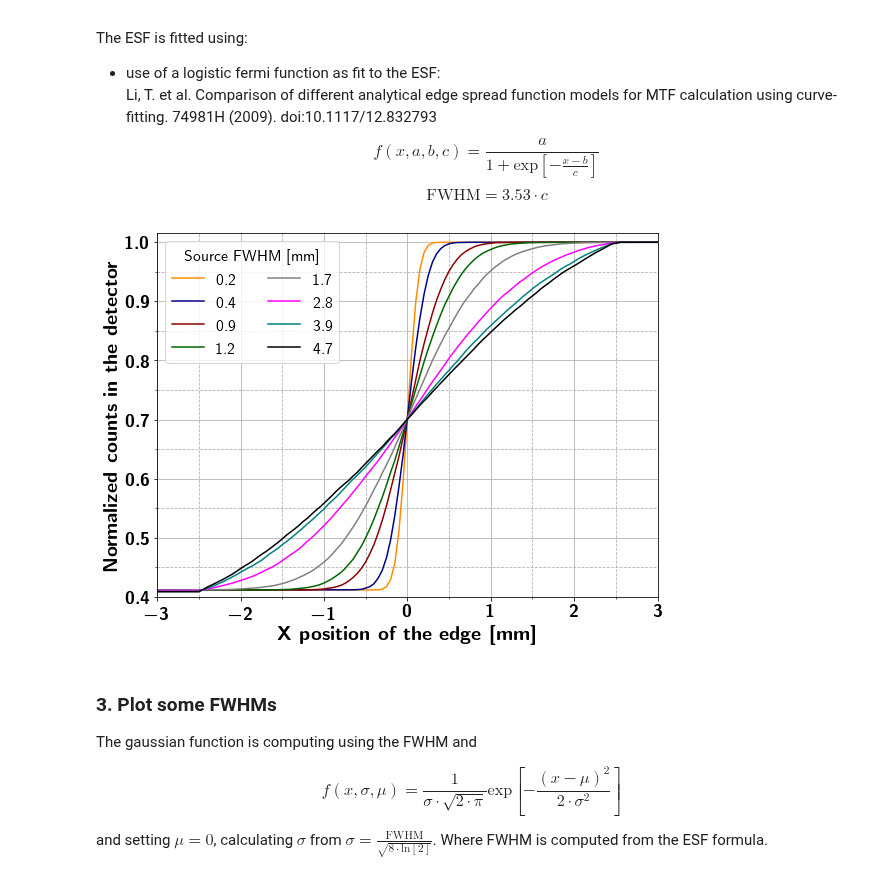
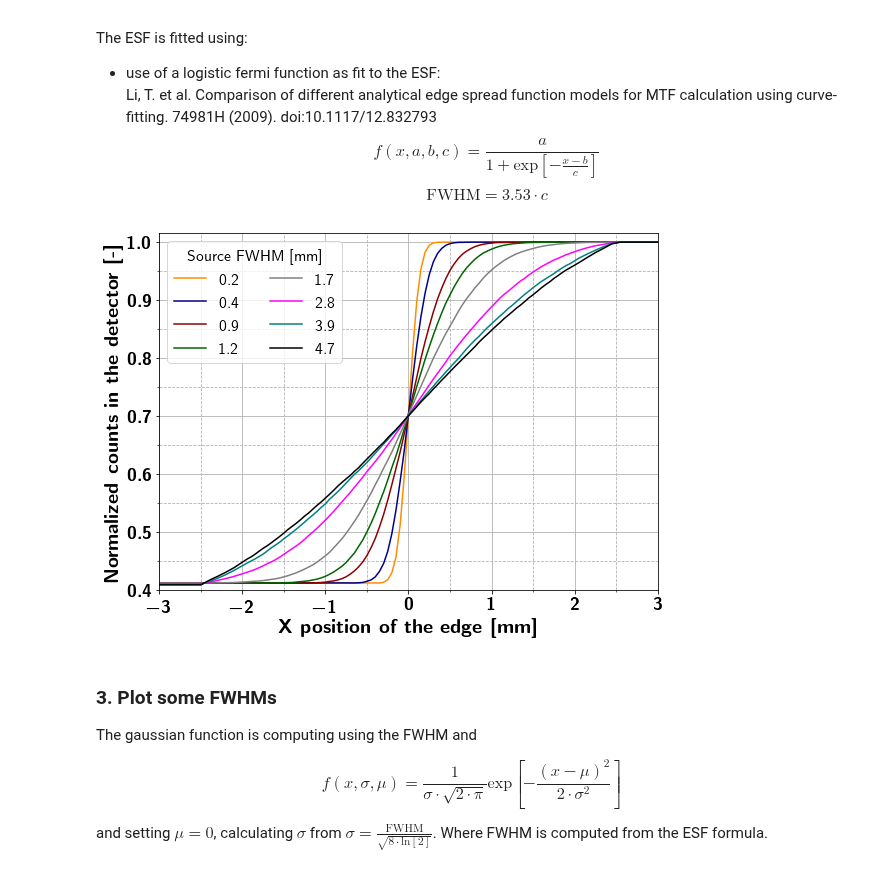
Before and after one commit to kromerh/phd_python, a Jupyter notebook: 04_emitting_spot_size/03.Lookup_table_simulation_MCNP6.ipynb, the cells around one changed output. Cells and saved outputs as stored; diff of their text form; code cells hidden in the pictures.

```diff
--- a/04_emitting_spot_size/03.Lookup_table_simulation_MCNP6.ipynb
+++ b/04_emitting_spot_size/03.Lookup_table_simulation_MCNP6.ipynb
@@ -133,35 +133,35 @@ for idx, color in zip(ids, colors):
     # plot
     X = df['x_pos'].values
     y = df['counts_normalized'].values
     plt.plot(X,y, color=color, label=f'{diameter/2:.1f}')
 
 plt.xlabel(r'\textbf{X position of the edge [mm]}', fontsize=fs)
-plt.ylabel(r'\textbf{Normalized counts in the detector}', fontsize=fs)
+plt.ylabel(r'\textbf{Normalized counts in the detector [-]}', fontsize=fs)
 
 
 # minor ticks x
 minor_locator = AutoMinorLocator(2)
 ax1.xaxis.set_minor_locator(minor_locator)
 # minor ticks y
 minor_locator = AutoMinorLocator(2)
 ax1.yaxis.set_minor_locator(minor_locator)
 
 ax1.tick_params('x', colors='black', labelsize=fs-2)
 ax1.tick_params('y', colors='black', labelsize=fs-2)
 
 ax1.grid(b=True, which='major', linestyle='-')
 ax1.grid(b=True, which='minor', linestyle='--')
 
 leg = plt.legend(fontsize=fs-4, loc='best', ncol=2)
 leg.set_title(r'Source FWHM [mm]', prop = {'size': fs-4,})
 plt.tight_layout()
 
 plt.xlim(-3,3)
 plt.ylim(0.4,1.015)
 plt.savefig(f'{outputfolder}/{figname}.pdf')
 plt.show()
 # %% [output]
-[figure, old version]
+[figure, new version]
 # %% [markdown]
 ### 3. Plot some FWHMs
 
```
Also changed, not shown: parts of 5 cells of this notebook, 1 other file.
